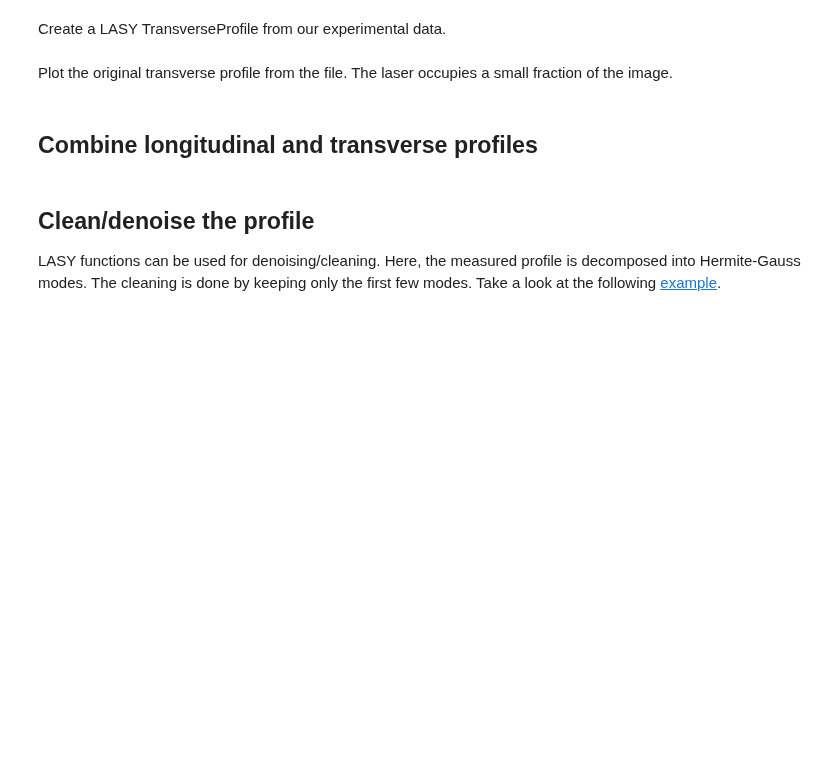
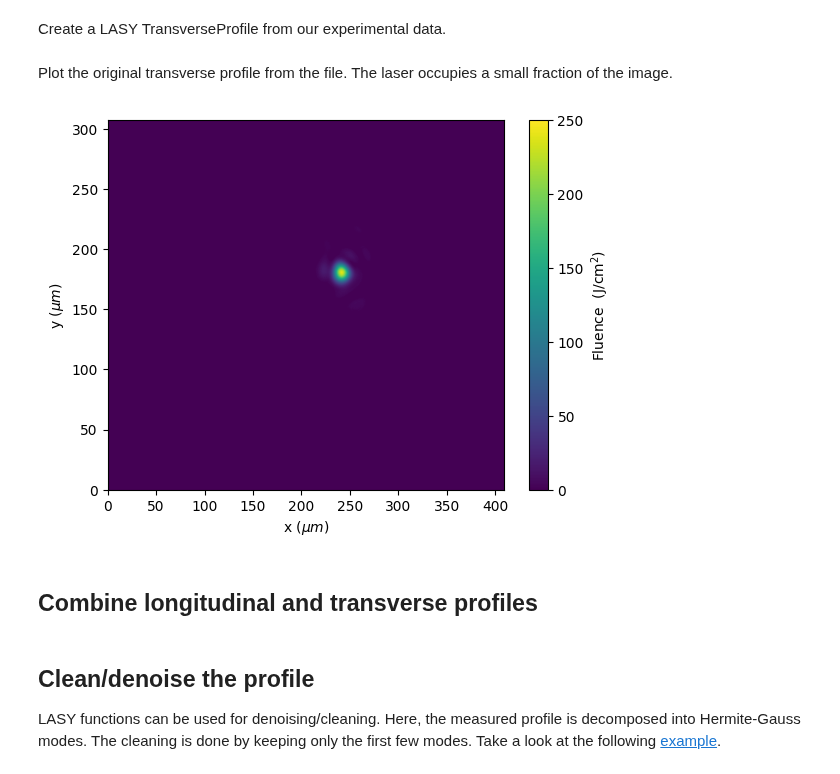
Before and after one commit to LASY-org/lasy, a Jupyter notebook: docs/source/tutorials/denoised_laser.ipynb, the cells around one changed output. Saved outputs shown, nothing was run; the diff lists cells and outputs as text; code cells hidden in the pictures; blank space fills up the shorter version.

```diff
--- a/docs/source/tutorials/denoised_laser.ipynb
+++ b/docs/source/tutorials/denoised_laser.ipynb
@@ -120,15 +123,17 @@ Plot the original transverse profile from the file. The laser occupies a small f
 # %%
 fig, ax = plt.subplots()
 cax = ax.imshow(
     intensity_data,
     aspect="auto",
     extent=np.array([lo[0], hi[0], lo[1], hi[1]]) * 1e6,
 )
 color_bar = fig.colorbar(cax)
 color_bar.set_label(r"Fluence  (J/cm$^2$)")
-ax.set_xlabel(r"x $(\mu m)$")
-ax.set_ylabel(r"y $(\mu m)$")
+ax.set_xlabel("x ($ \\mu m $)")
+ax.set_ylabel("y ($ \\mu m $)")
 plt.show()
+# %% [output]
+[figure, added]
 # %% [markdown]
 ## Combine longitudinal and transverse profiles
 # %%
```
Also changed, not shown: parts of 7 cells of this notebook.
